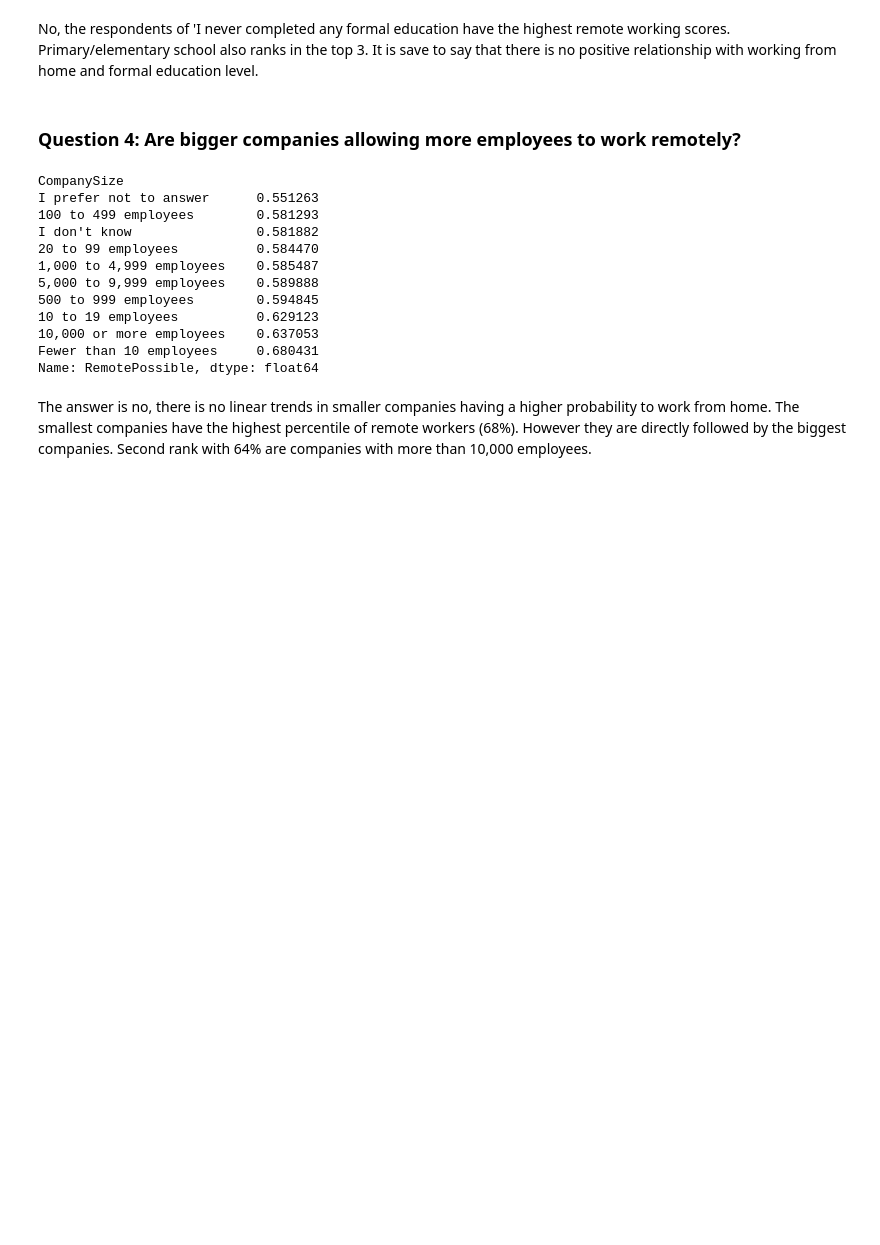
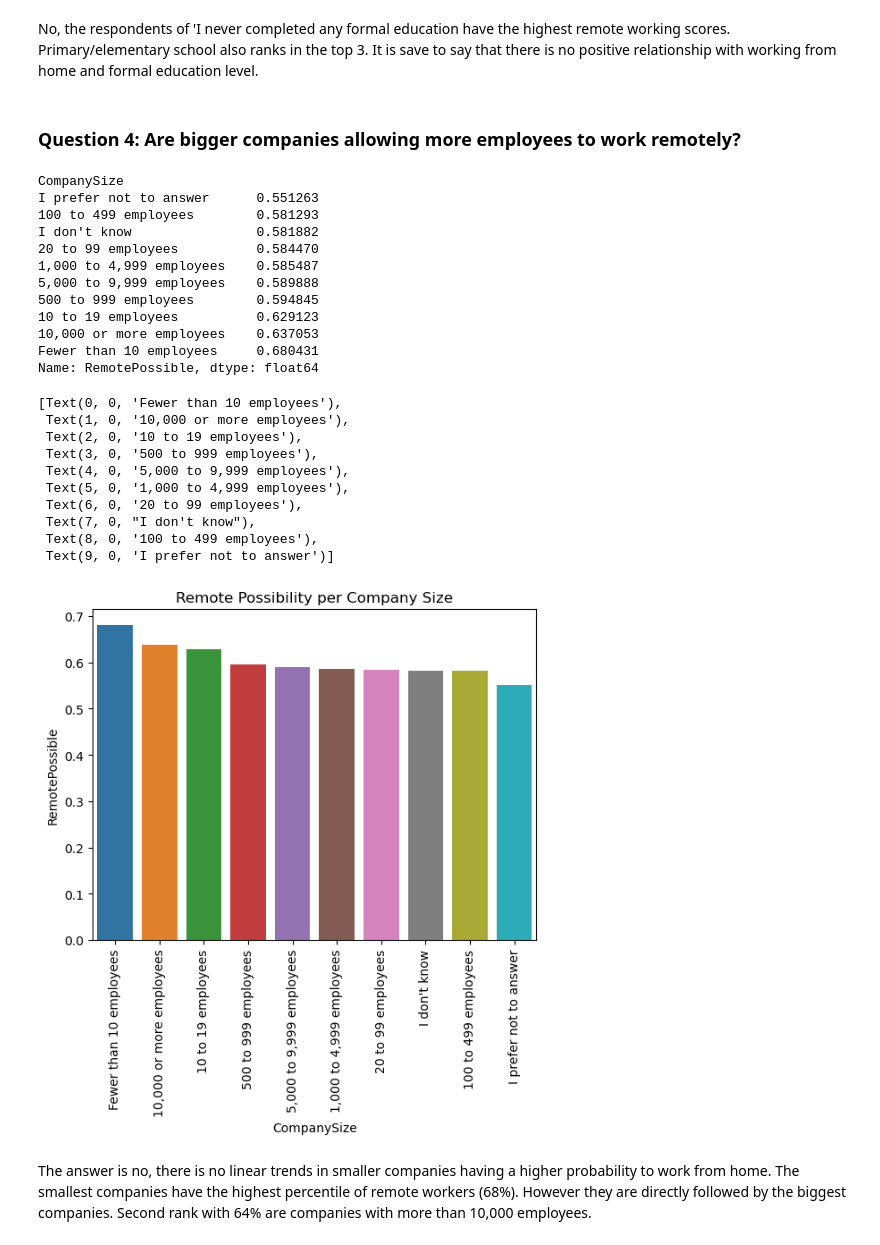
Before and after one commit to RamonaScha/udacity-data-science-project-1, a Jupyter notebook: notebooks/2017_stackoverflow_udacity.ipynb, the cells around one changed output. Cells and saved outputs as stored; diff of their text form; code cells hidden in the pictures; blank space fills up the shorter version.

```diff
--- a/notebooks/2017_stackoverflow_udacity.ipynb
+++ b/notebooks/2017_stackoverflow_udacity.ipynb
@@ -425,6 +425,29 @@ I don't know                0.581882
 10,000 or more employees    0.637053
 Fewer than 10 employees     0.680431
 Name: RemotePossible, dtype: float64
+# %%
+company_size_remote_plot = (
+    hr.groupby(["CompanySize"])
+    .mean()["RemotePossible"]
+    .sort_values(ascending=False)
+    .reset_index()
+)
+
+cs = sns.barplot(x="CompanySize", y="RemotePossible", data=company_size_remote_plot)
+plt.title("Remote Possibility per Company Size")
+cs.set_xticklabels(cs.get_xticklabels(), rotation=90)
+# %% [output]
+[Text(0, 0, 'Fewer than 10 employees'),
+ Text(1, 0, '10,000 or more employees'),
+ Text(2, 0, '10 to 19 employees'),
+ Text(3, 0, '500 to 999 employees'),
+ Text(4, 0, '5,000 to 9,999 employees'),
+ Text(5, 0, '1,000 to 4,999 employees'),
+ Text(6, 0, '20 to 99 employees'),
+ Text(7, 0, "I don't know"),
+ Text(8, 0, '100 to 499 employees'),
+ Text(9, 0, 'I prefer not to answer')]
+[figure, added]
 # %% [markdown]
 The answer is no, there is no linear trends in smaller companies having a higher probability to work from home. The smallest companies have the highest percentile of remote workers (68%). However they are directly followed by the biggest companies. Second rank with 64% are companies with more than 10,000 employees.
 # %%
```
Also changed, not shown: 2 other files.
